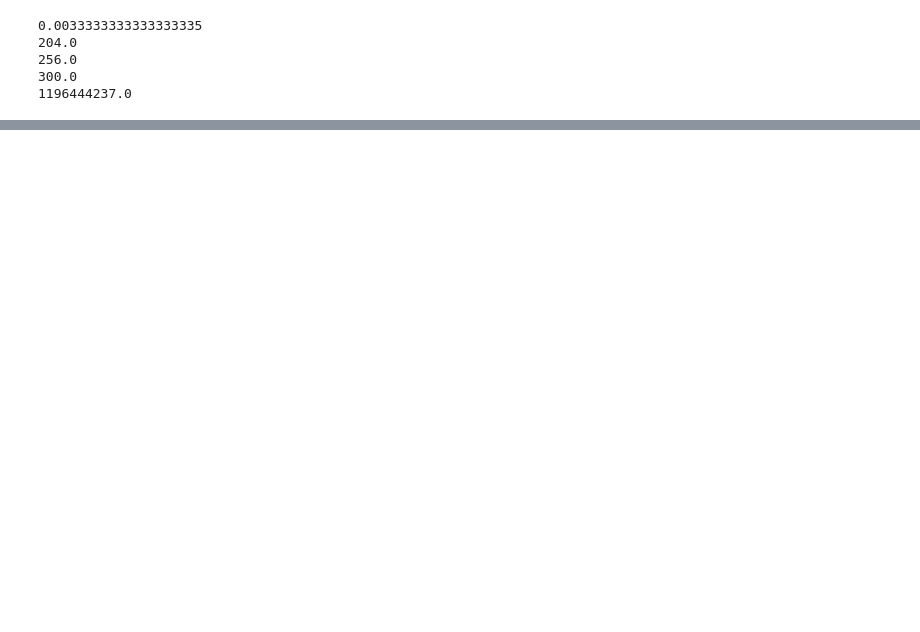
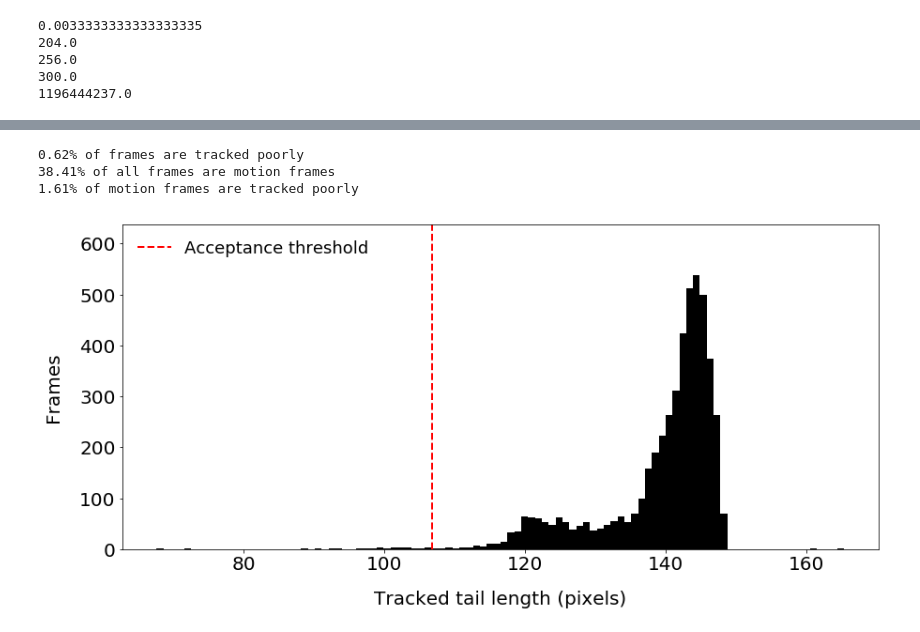
Before and after one commit to jchooch/tailtracker, a Jupyter notebook: tailTracker.ipynb, the cells around one changed output, grey strips where cells are left out. Saved outputs shown, nothing was run; the diff lists cells and outputs as text; code cells hidden in the pictures; blank space fills up the shorter version.

```diff
--- a/tailTracker.ipynb
+++ b/tailTracker.ipynb
@@ -86,7 +121,6 @@ videofile = 'sample_300fps.avi'
 savevid = 'tracking.avi'
 
 outpath = ''
-
 
 savevideo = False
 savedata = True
@@ -102,8 +136,9 @@ micronsPerPixel = 5 #assumes pixel aspect ratio of 1
 
 #Exercise caution while changing these
 claheBlockSize = (2,2)
-claheClipLim = 2.0
-blurBlockSize = (9,9)
-erodeBlockSize = (3,3)
-erodeIterations = 5
-distFraction = 0.1
+claheClipLim = 3
+medianBlurRadius = 3
+gaussianBlurBlockSize = (9,9)
+
+
+track_length_acceptance_threshold = 0.75
@@ -122,8 +159,10 @@ if cap.isOpened():
 
 clahe = cv2.createCLAHE(clipLimit=claheClipLim, tileGridSize=claheBlockSize)
 
+metadata = []
 for i in [2,3,4,5,6]:
     md = cap.get(i)
+    metadata.append(md)
     print (md)
 
 
@@ -340,0 +406,44 @@ if savedata :
+# %%
+tail_length = np.median(plengths)
+length_threshold = track_length_acceptance_threshold*tail_length
+
+num_low_quality_frames = len(np.where(np.array(plengths) < length_threshold)[0])
+
+lq_fraction = 100*num_low_quality_frames/len(plengths)
+
+print('{}% of frames are tracked poorly'.format(round(lq_fraction,2)))
+
+motion_thresh = 0.05
+smooth_motion = 1 - smoothen(motion,20)
+motion_frames = np.where(np.array(smooth_motion) > motion_thresh)[0]
+num_motion_frames = len(motion_frames)
+
+print('{}% of all frames are motion frames'.format(round(100*num_motion_frames/len(plengths),2)))
+
+mplengths = [plengths[x] for x in motion_frames]
+
+lq_motion_tracks = len(np.where(np.array(mplengths) < length_threshold)[0])
+
+lq_motion_fraction = 100*lq_motion_tracks/num_motion_frames
+
+print('{}% of motion frames are tracked poorly'.format(round(lq_motion_fraction,2)))
+
+
+fig = plt.figure(figsize=[14,6])
+ax = fig.add_axes([.15,.15,.8,.8])
+
+hist = ax.hist(plengths, bins=100, color='black')
+ax.vlines(length_threshold,0,max(hist[0])+100, linestyle = '--', linewidth = 2, color = 'red',
+          label = 'Acceptance threshold')
+
+ax.set_xlabel('Tracked tail length (pixels)', fontsize = 20, labelpad = 18)
+ax.set_ylabel('Frames', fontsize = 20, labelpad = 18)
+
+ax.set_ylim(0,max(hist[0]+100))
+
+ax.legend(frameon=False, fontsize=18, loc='upper left')
+# %% [output]
+0.62% of frames are tracked poorly
+38.41% of all frames are motion frames
+1.61% of motion frames are tracked poorly
+[figure, added]
```
Also changed, not shown: parts of 11 cells of this notebook, 3 other files.
